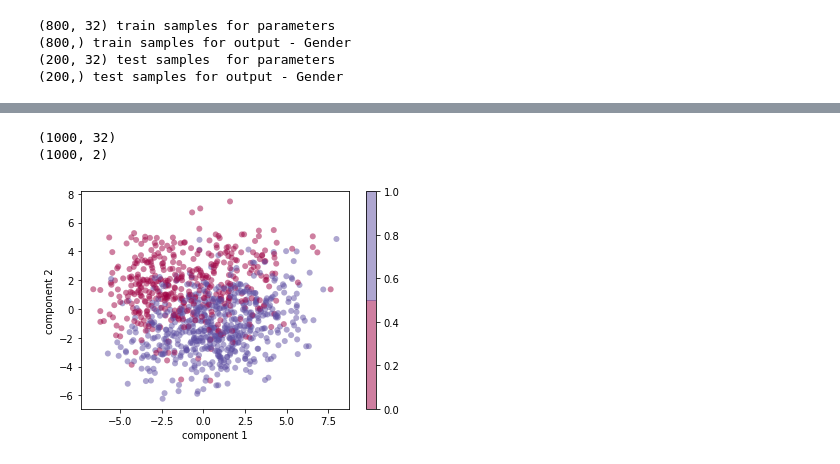
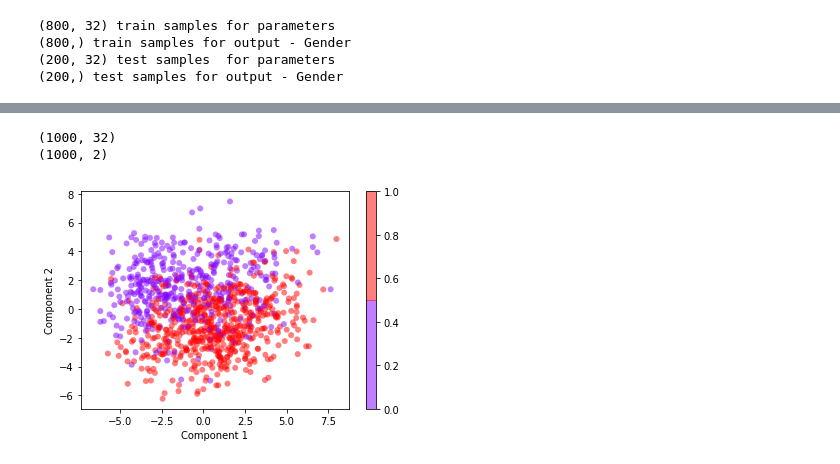
Before and after one commit to AndriiFedorchuk/Machine-learning-course, a Jupyter notebook: Main_project.ipynb, the cells around one changed output, grey strips where cells are left out. Cells and saved outputs as stored; diff of their text form; code cells hidden in the pictures.

```diff
--- a/Main_project.ipynb
+++ b/Main_project.ipynb
@@ -80,19 +86,19 @@ print(y_test.shape, 'test samples for output - Gender')
 # %%
 from sklearn.decomposition import PCA
 import matplotlib.pyplot as plt
 
 pca = PCA(2)
 projected = pca.fit_transform(x)
 print(x.shape)
 print(projected.shape)
 
 plt.scatter(projected[:, 0], projected[:, 1],
             c=y, edgecolor='none', alpha=0.5,
-            cmap=plt.cm.get_cmap('Spectral', 2))
-plt.xlabel('component 1')
-plt.ylabel('component 2')
+            cmap=plt.cm.get_cmap('rainbow', 2))
+plt.xlabel('Component 1')
+plt.ylabel('Component 2')
 plt.colorbar();
 # %% [output]
 (1000, 32)
 (1000, 2)
-[figure, old version]
+[figure, new version]
```
Also changed, not shown: parts of 7 cells of this notebook.
